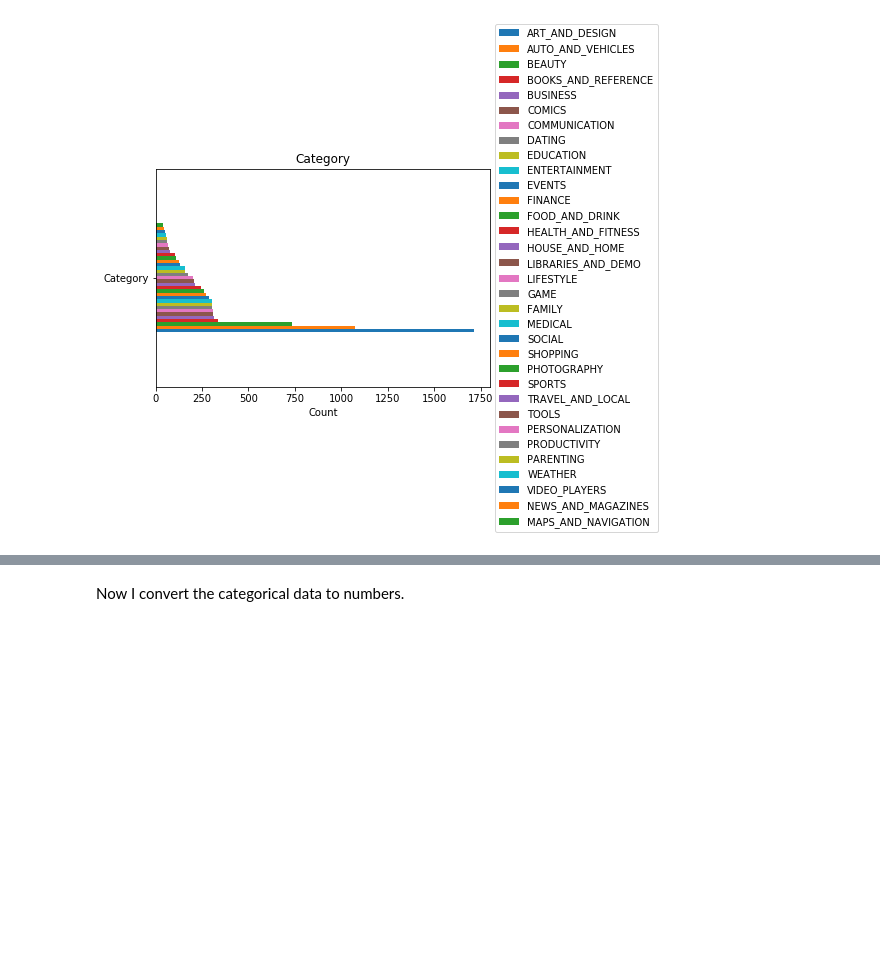
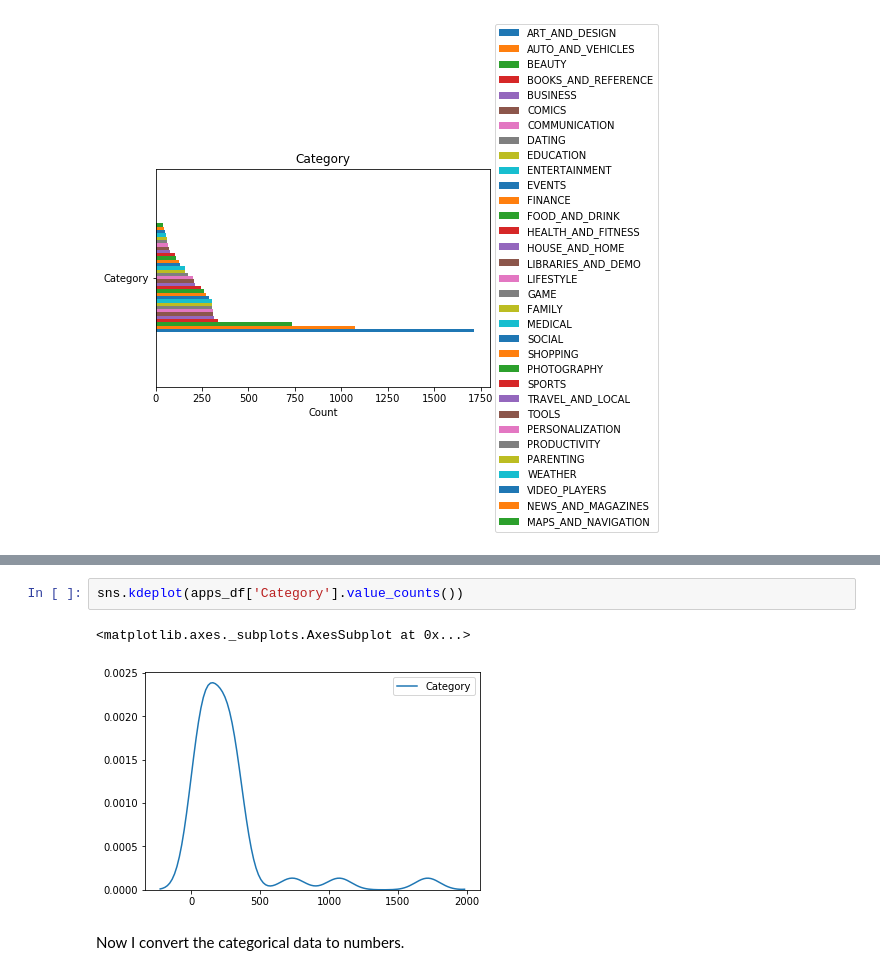
Before and after one commit to gagandaroach/DataScienceIntro, a Jupyter notebook: finalproj/Final Project.ipynb, the cells around one changed output, grey strips where cells are left out. Cells and saved outputs as stored; diff of their text form; blank space fills up the shorter version.

Commit message:
laptop data visualizing updates

```diff
--- a/finalproj/Final Project.ipynb
+++ b/finalproj/Final Project.ipynb
@@ -203,3 +228,8 @@ plotHBarGraph(column_name)
+# %%
+sns.kdeplot(apps_df['Category'].value_counts())
+# %% [output]
+<matplotlib.axes._subplots.AxesSubplot at 0x...>
+[figure, added]
 # %% [markdown]
 Now I convert the categorical data to numbers.
 # %% [markdown]
```
Also changed, not shown: parts of 11 cells of this notebook.
